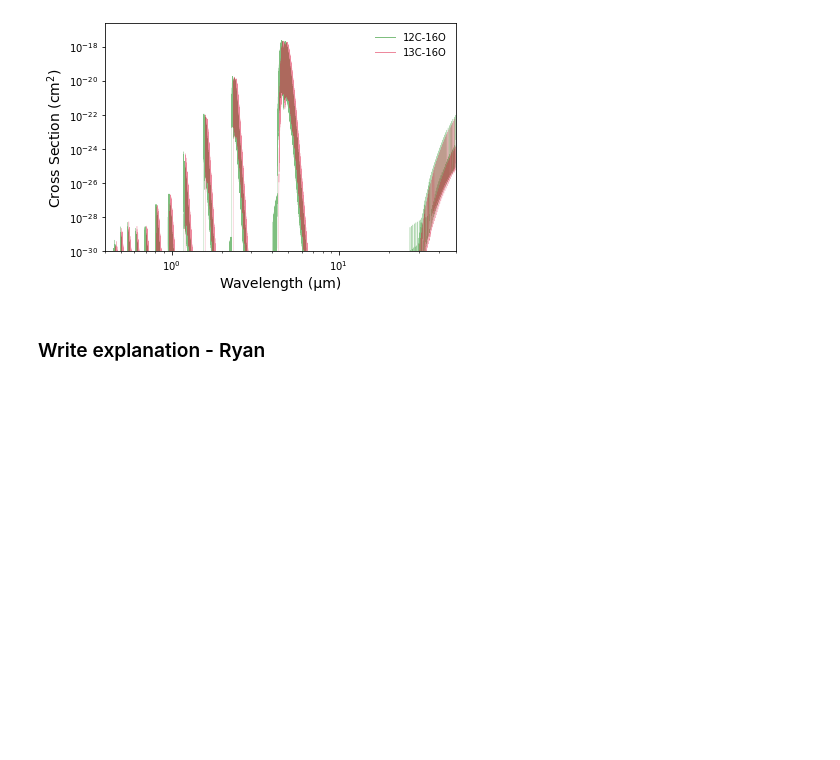
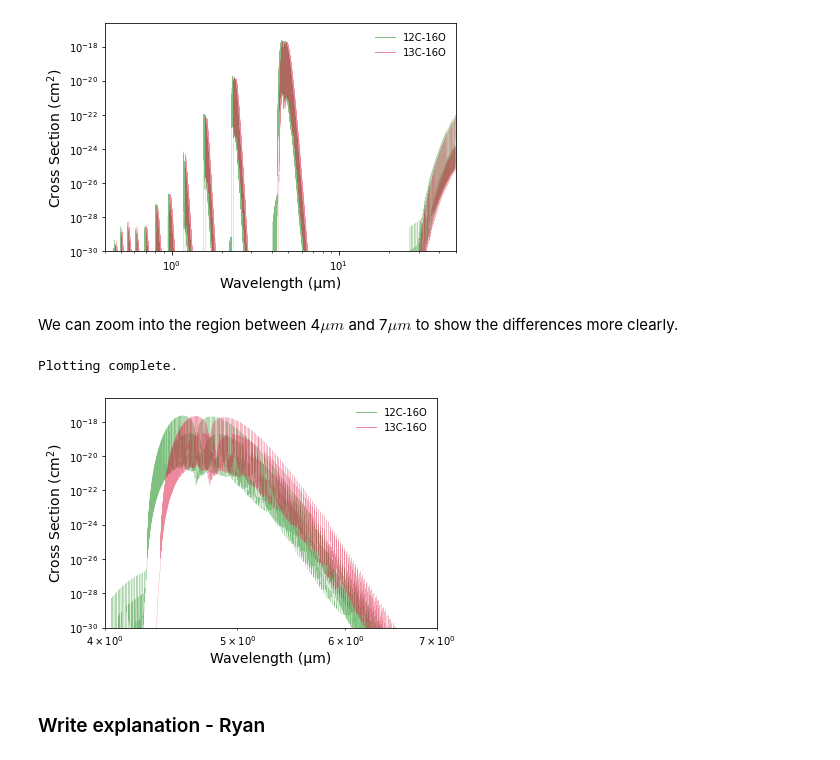
Before and after one commit to MartianColonist/Excalibur, a Jupyter notebook: docs/content/notebooks/cross_section_diff_iso.ipynb, the cells around one changed output. Cells and saved outputs as stored; diff of their text form; code cells hidden in the pictures; blank space fills up the shorter version.

```diff
--- a/docs/content/notebooks/cross_section_diff_iso.ipynb
+++ b/docs/content/notebooks/cross_section_diff_iso.ipynb
@@ -138,5 +134,13 @@ plot_cross_section(collection = cross_sections, labels = ['12C-16O', '13C-16O'],
 # %% [output]
 Plotting complete.
 [figure]
+# %% [markdown]
+We can zoom into the region between 4$\mu m$ and 7$\mu m$ to show the differences more clearly.
+# %%
+plot_cross_section(collection = cross_sections, labels = ['12C-16O', '13C-16O'],
+                   filename = 'Different_Isotopologues_of_CO_Zoomed', x_min = 4, x_max = 7)
+# %% [output]
+Plotting complete.
+[figure, added]
 # %% [markdown]
 ### Write explanation - Ryan
```
Also changed, not shown: parts of 6 cells of this notebook, 5 other files.
